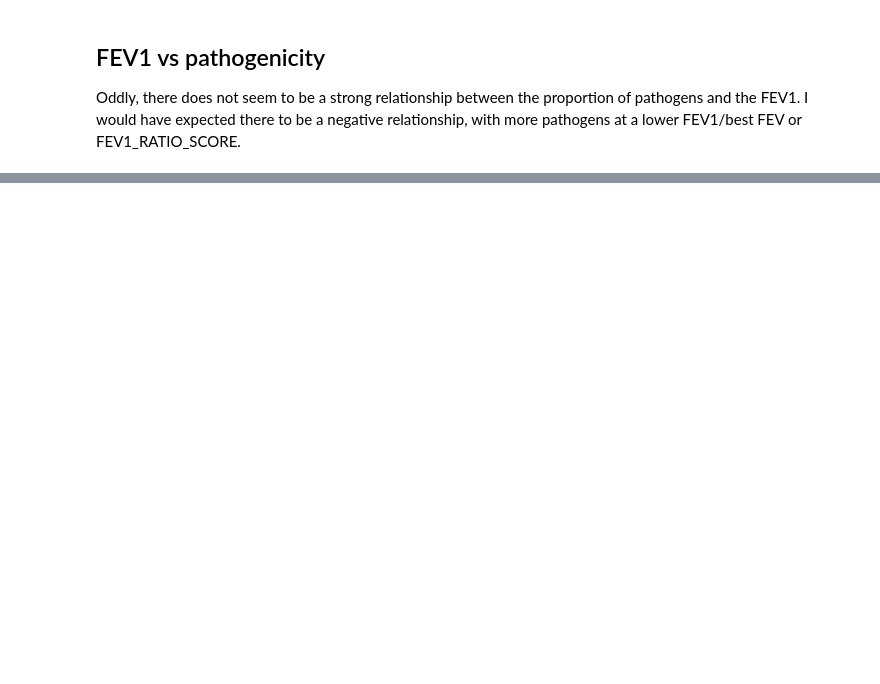
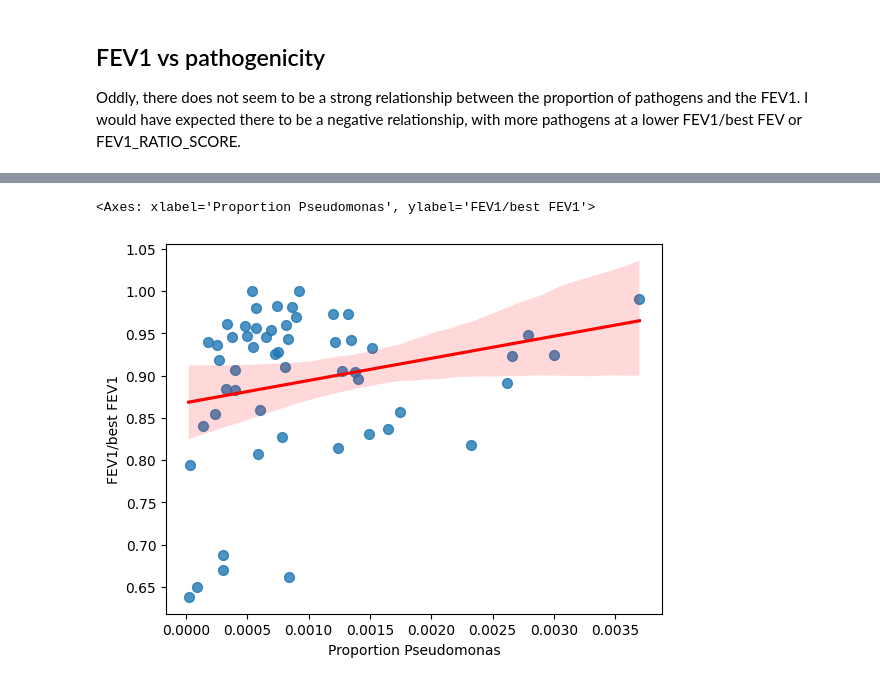
Before and after one commit to linsalrob/CF_2024, a Jupyter notebook: Jupyter/age_and_pathogenicity_minion.ipynb, the cells around one changed output, grey strips where cells are left out. Cells and saved outputs as stored; diff of their text form; code cells hidden in the pictures; blank space fills up the shorter version.

```diff
--- a/Jupyter/age_and_pathogenicity_minion.ipynb
+++ b/Jupyter/age_and_pathogenicity_minion.ipynb
@@ -171,19 +63,17 @@ def sorted_presence_absence(df1, df2, minrowsum=0, asc_sort=False):
 # %%
-tax='genus'
-# read the data
-
-mgi_df = read_taxonomy(os.path.join(datadir, f"MGI/Taxonomy/MGI_reads_{tax}.normalised.tsv.gz"), tax[0], "mgi")
-min_df = read_taxonomy(os.path.join(datadir, f"MinION/Taxonomy/Minion_read_based_annotations_{tax}.normalised.tsv.gz"), tax[0], "minion")
-mgi_metadata = read_metadata("MGI")
-minion_metadata = read_metadata("minion")
-# sequence_type = "MGI"
+taxa='genus'
 sequence_type = "minion"
 
-if sequence_type == "MGI":
-    df = mgi_df
-    metadata = mgi_metadata
-else:
-    df = min_df
-    metadata = minion_metadata
+sslevel = 'subsystems_norm_ss.tsv.gz'
+ss_df = cf_analysis_lib.read_subsystems(os.path.join(datadir, sequence_type, "FunctionalAnalysis", "subsystems", sslevel), sequence_type)
+ss_df = ss_df.T
+print(f"The subsystems df has shape: {ss_df.shape}")
 
-metadata = metadata[~metadata[sequence_type].isna()]
+genus_otu = cf_analysis_lib.read_taxonomy(datadir, sequence_type, taxa)
+# genus_otu = genus_otu.T
+print(f"The taxonomy df has shape: {genus_otu.shape}")
+metadata = cf_analysis_lib.read_metadata(datadir, sequence_type, categorise=True)
+print(f"The metadata df has shape: {metadata.shape}")
+
+#df = ss_df.merge(genus_otu, left_index=True, right_index=True, how='inner')
+df = genus_otu
@@ -192,3 +84,4 @@ df
 # %%
-df['pathogen'] = df.index.isin(pathogens)
+pathogens = cf_analysis_lib.BacterialPathogens()
+df['pathogen'] = df.index.isin(pathogens.get_taxonomic_levels(taxa))
 df
@@ -290,3 +218,5 @@ plt.show()
 # %%
-pdf = pd.DataFrame(df.loc['Pseudomonas', :].drop('pathogen')).join(metadata[['Hospital', 'Paediatric vs Adult', 'FEV1/best FEV1', 'FEV1_RATIO_SCORE']])
-pdf
+pseudomonas = pathogens.get_pseudomonas_taxa(taxa)
+
+pdf = pd.DataFrame(df.loc[pseudomonas, :].drop('pathogen')).join(metadata[['Hospital', 'Paediatric vs Adult', 'FEV1/best FEV1', 'FEV1_RATIO_SCORE']])
+pdf.head()
@@ -295,4 +245,4 @@ df.sum(axis=0)
 # %%
-pdf = pd.DataFrame(df.loc['Pseudomonas', :].drop('pathogen')/df.sum(axis=0).drop('pathogen')).rename(columns={0:'Proportion Pseudomonas'}).join(metadata[['Hospital', 'Paediatric vs Adult', 'FEV1/best FEV1', 'FEV1_RATIO_SCORE']])
+pdf = pd.DataFrame(df.loc[pseudomonas, :].drop('pathogen')/df.sum(axis=0).drop('pathogen')).rename(columns={0:'Proportion Pseudomonas'}).join(metadata[['Hospital', 'Paediatric vs Adult', 'FEV1/best FEV1', 'FEV1_RATIO_SCORE']])
 pdf['Proportion Pseudomonas'] = pdf['Proportion Pseudomonas'].astype(float)
 pdf.head()
@@ -299,2 +256,5 @@ pdf.head()
 # %%
-sns.regplot(data=pdf[pdf['Proportion Pseudomonas'] > 0.01], x='Proportion Pseudomonas', y='FEV1/best FEV1', scatter_kws={'s': 50}, line_kws={'color': 'red'})
+sns.regplot(data=pdf[pdf['Proportion Pseudomonas'] > 0], x='Proportion Pseudomonas', y='FEV1/best FEV1', scatter_kws={'s': 50}, line_kws={'color': 'red'})
+# %% [output]
+<Axes: xlabel='Proportion Pseudomonas', ylabel='FEV1/best FEV1'>
+[figure, added]
```
Also changed, not shown: parts of 20 cells of this notebook.
